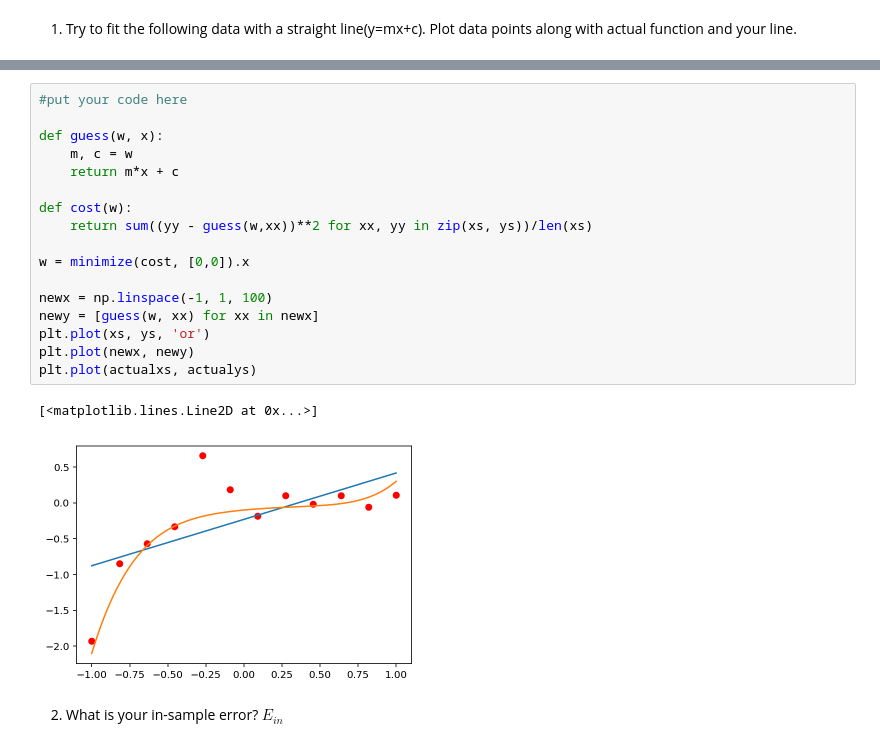
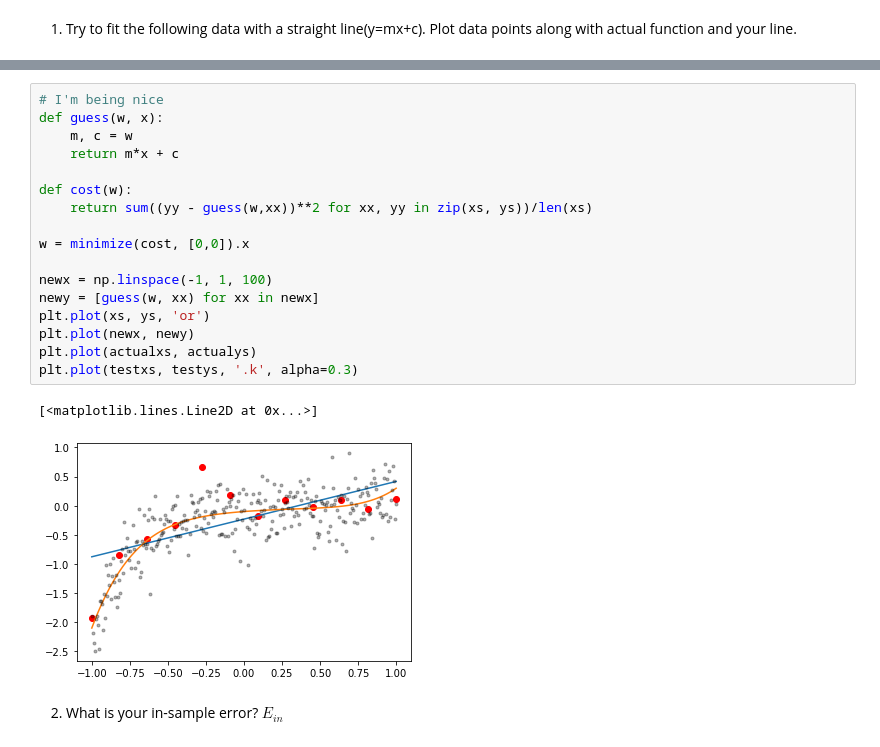
Before and after one commit to muic-pattern-rekt-2018/Exercise03-Generalization-Regularization, a Jupyter notebook: Exercise 03 Generalization and Regularization.ipynb, the cells around one changed output, grey strips where cells are left out. Drawn from its saved outputs; the diff is of its cells as text.

```diff
--- a/Exercise 03 Generalization and Regularization.ipynb
+++ b/Exercise 03 Generalization and Regularization.ipynb
@@ -35,23 +35,23 @@ plt.plot(testxs, testys, '.k', alpha=0.3)
 # %%
-#put your code here
-
+# I'm being nice
 def guess(w, x):
     m, c = w
     return m*x + c
 
 def cost(w):
     return sum((yy - guess(w,xx))**2 for xx, yy in zip(xs, ys))/len(xs)
 
 w = minimize(cost, [0,0]).x
 
 newx = np.linspace(-1, 1, 100)
 newy = [guess(w, xx) for xx in newx]
 plt.plot(xs, ys, 'or')
 plt.plot(newx, newy)
 plt.plot(actualxs, actualys)
+plt.plot(testxs, testys, '.k', alpha=0.3)
 # %% [output]
 [<matplotlib.lines.Line2D at 0x...>]
-[figure, old version]
+[figure, new version]
 # %% [markdown]
 2) What is your in-sample error? $E_{in}$
 # %% [markdown]
```
Also changed, not shown: parts of 15 cells of this notebook, 1 other file.
